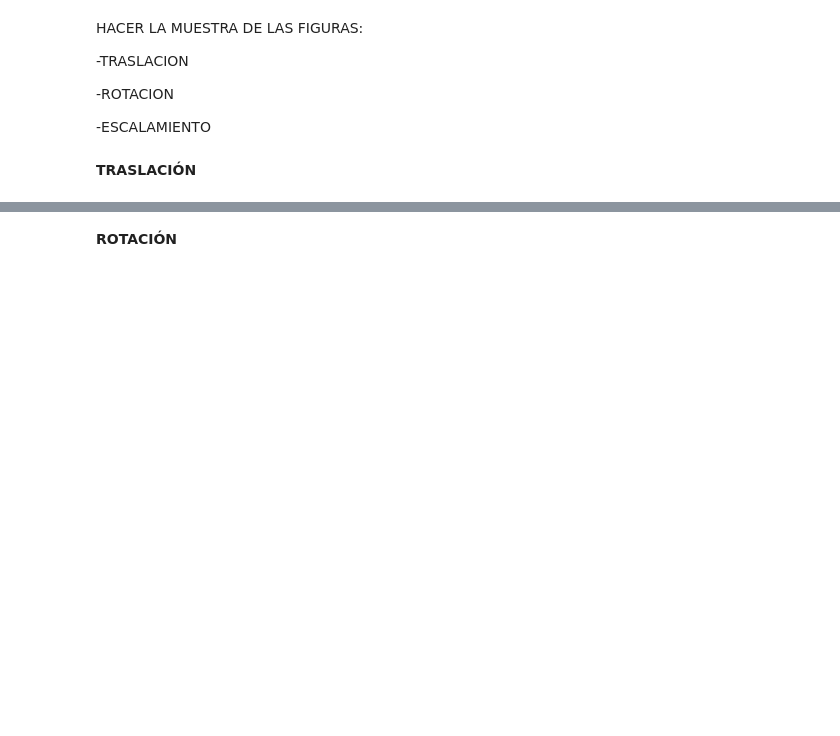
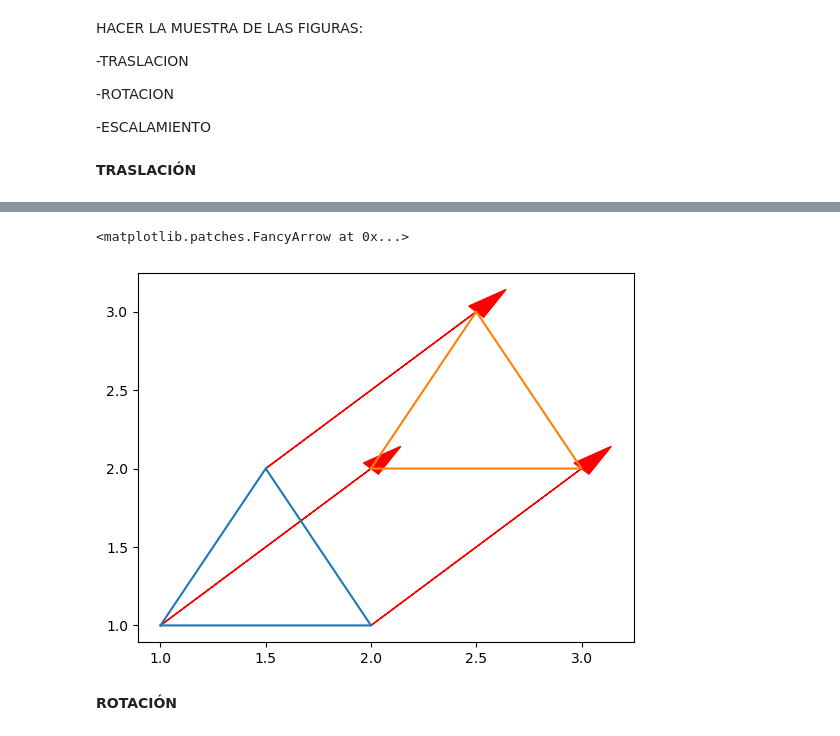
Before and after one commit to hazalvarez/GrafComp24B-3, a Jupyter notebook: TRASLACIÓN, ROTACIÓN Y ESCALAMIENTO FIGURAS 09 10 24.ipynb, the cells around one changed output, grey strips where cells are left out. Drawn from its saved outputs; the diff is of its cells as text; code cells hidden in the pictures; blank space fills up the shorter version.

```diff
--- a/TRASLACIÓN, ROTACIÓN Y ESCALAMIENTO FIGURAS 09 10 24.ipynb
+++ b/TRASLACIÓN, ROTACIÓN Y ESCALAMIENTO FIGURAS 09 10 24.ipynb
@@ -45,3 +48,12 @@ plt.arrow(2, 2, 1, 1, head_width=0.1, head_length=0.2, fc='r', ec='r')
+# %%
+plt.plot([1,2,1.5,1],[1,1,2,1])
+plt.plot([2,3,2.5,2],[2,2,3,2])
+plt.arrow(2, 1, 1, 1, head_width=0.1, head_length=0.2, fc='r', ec='r')
+plt.arrow(1.5, 2, 1, 1, head_width=0.1, head_length=0.2, fc='r', ec='r')
+plt.arrow(1, 1, 1, 1, head_width=0.1, head_length=0.2, fc='r', ec='r')
+# %% [output]
+<matplotlib.patches.FancyArrow at 0x...>
+[figure, added]
 # %% [markdown]
 **ROTACIÓN**
 # %%
```
Also changed, not shown: parts of 5 cells of this notebook.
